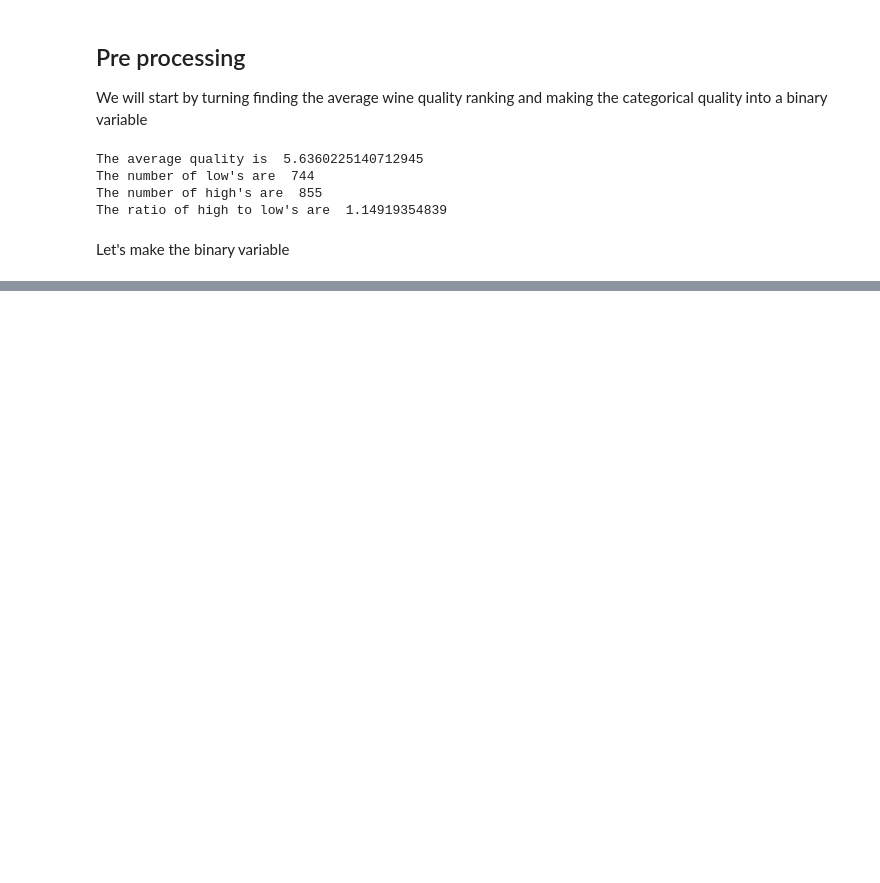
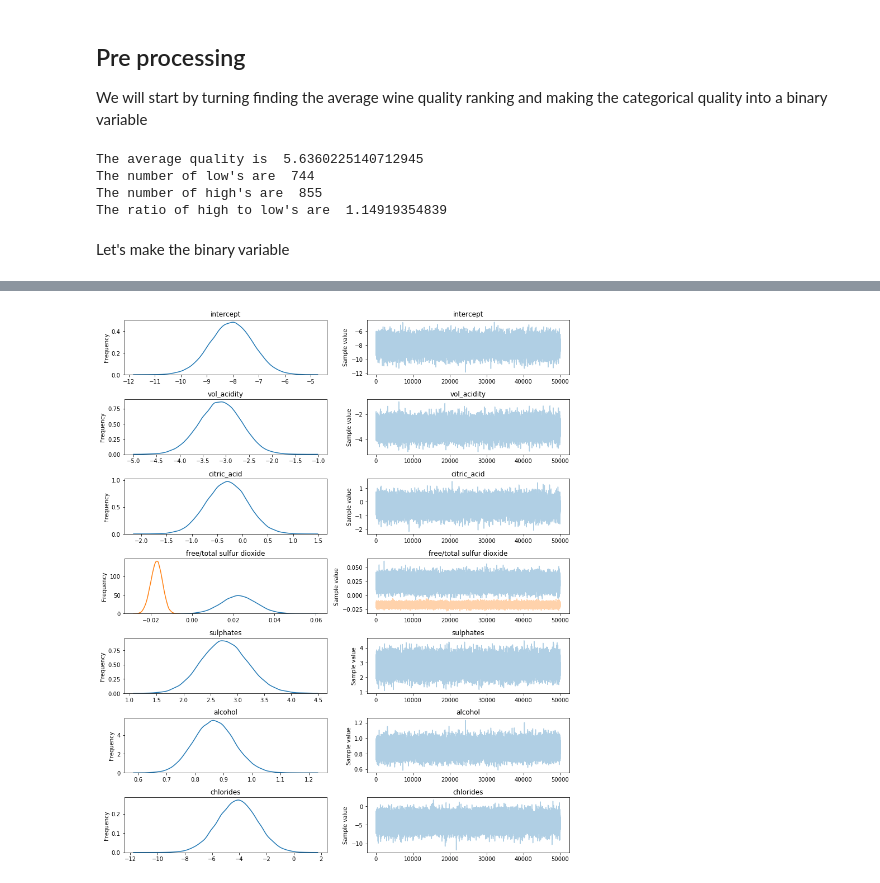
Before and after one commit to malctaylor15/Wine_Quality, a Jupyter notebook: Bayesian Start.ipynb, the cells around one changed output, grey strips where cells are left out. Cells and saved outputs as stored; diff of their text form; code cells hidden in the pictures; blank space fills up the shorter version.

Commit message:
Updated Bayesian Start and Linear Stuff
Bayesian now has a working model with priors, still needs some more
analysis
Removed some clutter from Linear Stuff

```diff
--- a/Bayesian Start.ipynb
+++ b/Bayesian Start.ipynb
@@ -143,0 +332,33 @@ d.plot( n=100000, edgecolor='c', color='c', bins=50 )
+# %%
+basic_model = pm.Model()
+
+with basic_model:
+
+    # Priors
+    intercept = pm.Normal('intercept', mu = 0, sd = 10)
+    beta_va = pm.Normal('vol_acidity', mu = 0, sd = 10)
+    beta_ca = pm.Normal('citric_acid', mu = 0, sd = 10)
+    beta_sul_diox = pm.Normal('free/total sulfur dioxide', mu = 0, sd = 10
+                              , shape = 2) # 2 parameters defined
+    beta_sulphates = pm.Normal('sulphates', mu = 0, sd = 10)
+    beta_alcohol = pm.Normal('alcohol', mu = 0, sd = 10)
+    beta_chlorides = pm.Normal('chlorides', mu = 0, sd = 10)
+
+    # Expected Mean equation
+    p_equ = beta_va * red_wine_raw['volatile acidity'].values \
+    + beta_ca * red_wine_raw['citric acid'].values\
+    + beta_chlorides * red_wine_raw['chlorides'].values \
+    + beta_sul_diox[0] * red_wine_raw['free sulfur dioxide'].values \
+    + beta_sul_diox[1] * red_wine_raw['total sulfur dioxide'].values \
+    + beta_sulphates * red_wine_raw['sulphates'].values \
+    + beta_alcohol * red_wine_raw['alcohol'].values \
+    + intercept
+
+    # Logistic equation
+    p_x = np.exp(p_equ)/(1+np.exp(p_equ))
+
+    # Likelihood
+    Y_obs = pm.Bernoulli('Y_obs', p = p_x, observed = red_wine_raw.Quality_binary.values)
+
+    # Sampler
+    trace = pm.sample(7000)
@@ -143,0 +441,4 @@ d.plot( n=100000, edgecolor='c', color='c', bins=50 )
+# %%
+_ = pm.traceplot(trace)
+# %% [output]
+[figure, added]
```
Also changed, not shown: parts of 54 cells of this notebook.
